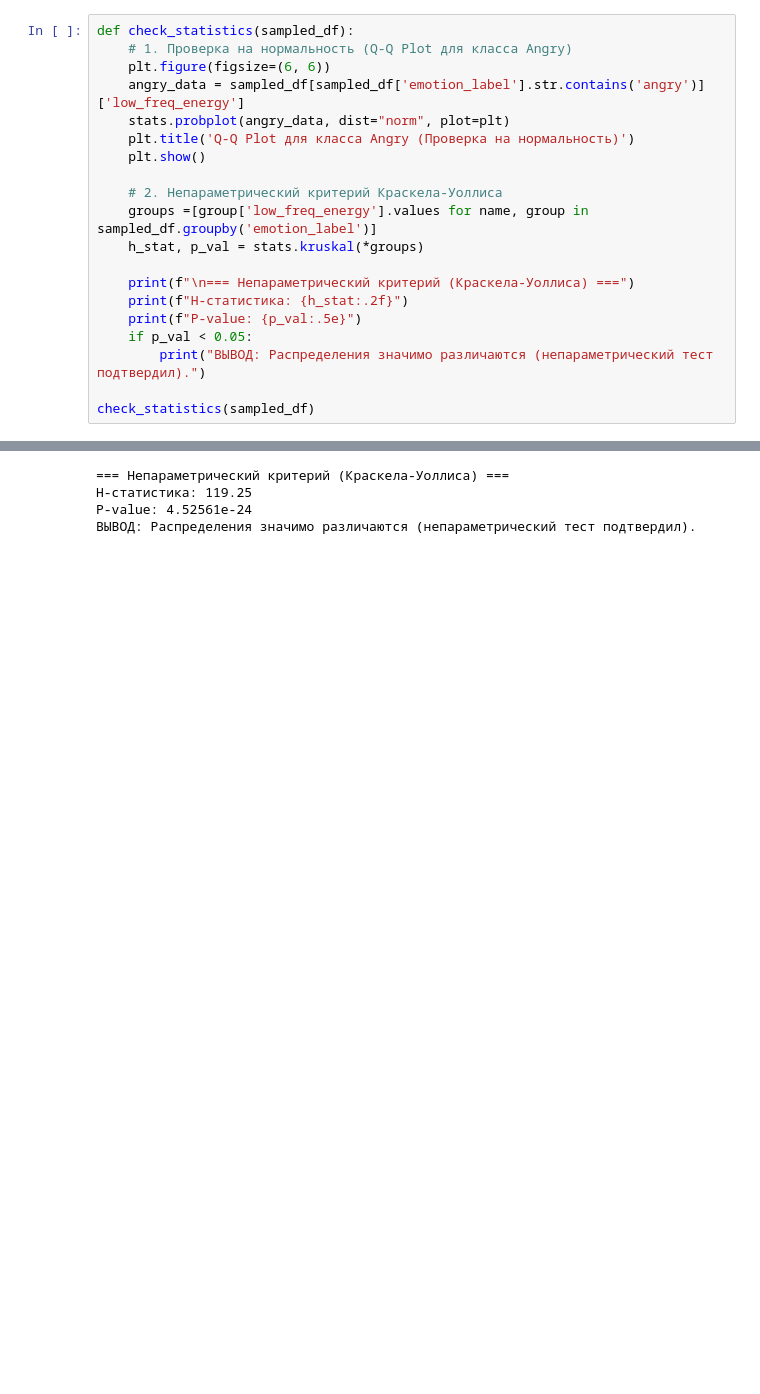
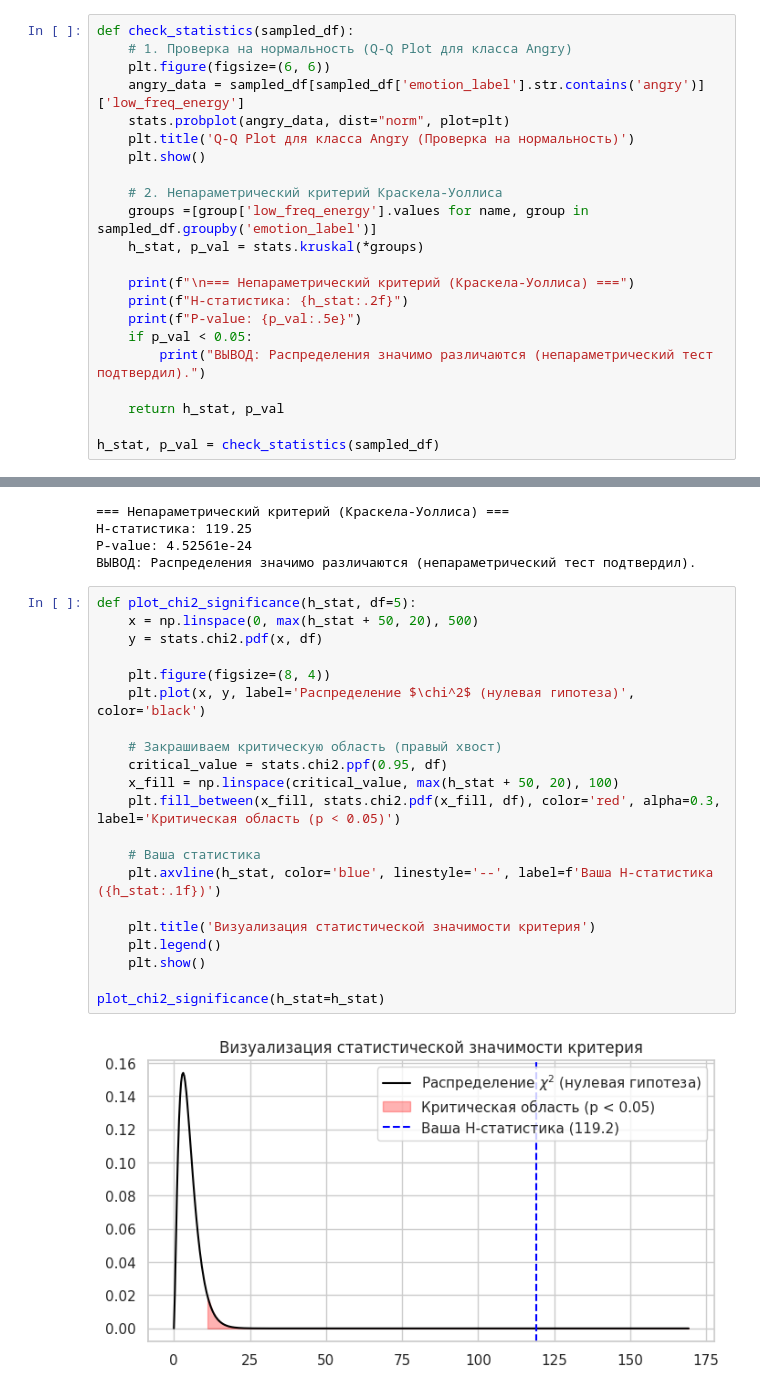
Before and after one commit to Gealor/Neural-Network-for-Emotion-Recognize, a Jupyter notebook: analyze_dataset.ipynb, the cells around one changed output, grey strips where cells are left out. Saved outputs shown, nothing was run; the diff lists cells and outputs as text; blank space fills up the shorter version.

```diff
--- a/analyze_dataset.ipynb
+++ b/analyze_dataset.ipynb
@@ -259,10 +259,35 @@ def check_statistics(sampled_df):
     if p_val < 0.05:
         print("ВЫВОД: Распределения значимо различаются (непараметрический тест подтвердил).")
 
-check_statistics(sampled_df)
+    return h_stat, p_val
+
+h_stat, p_val = check_statistics(sampled_df)
 # %% [output]
 [figure]
 === Непараметрический критерий (Краскела-Уоллиса) ===
 H-статистика: 119.25
 P-value: 4.52561e-24
 ВЫВОД: Распределения значимо различаются (непараметрический тест подтвердил).
+# %%
+def plot_chi2_significance(h_stat, df=5):
+    x = np.linspace(0, max(h_stat + 50, 20), 500)
+    y = stats.chi2.pdf(x, df)
+
+    plt.figure(figsize=(8, 4))
+    plt.plot(x, y, label='Распределение $\chi^2$ (нулевая гипотеза)', color='black')
+
+    # Закрашиваем критическую область (правый хвост)
+    critical_value = stats.chi2.ppf(0.95, df)
+    x_fill = np.linspace(critical_value, max(h_stat + 50, 20), 100)
+    plt.fill_between(x_fill, stats.chi2.pdf(x_fill, df), color='red', alpha=0.3, label='Критическая область (p < 0.05)')
+
+    # Ваша статистика
+    plt.axvline(h_stat, color='blue', linestyle='--', label=f'Ваша H-статистика ({h_stat:.1f})')
+
+    plt.title('Визуализация статистической значимости критерия')
+    plt.legend()
+    plt.show()
+
+plot_chi2_significance(h_stat=h_stat)
+# %% [output]
+[figure, added]
```
Also changed, not shown: 1 other file.
